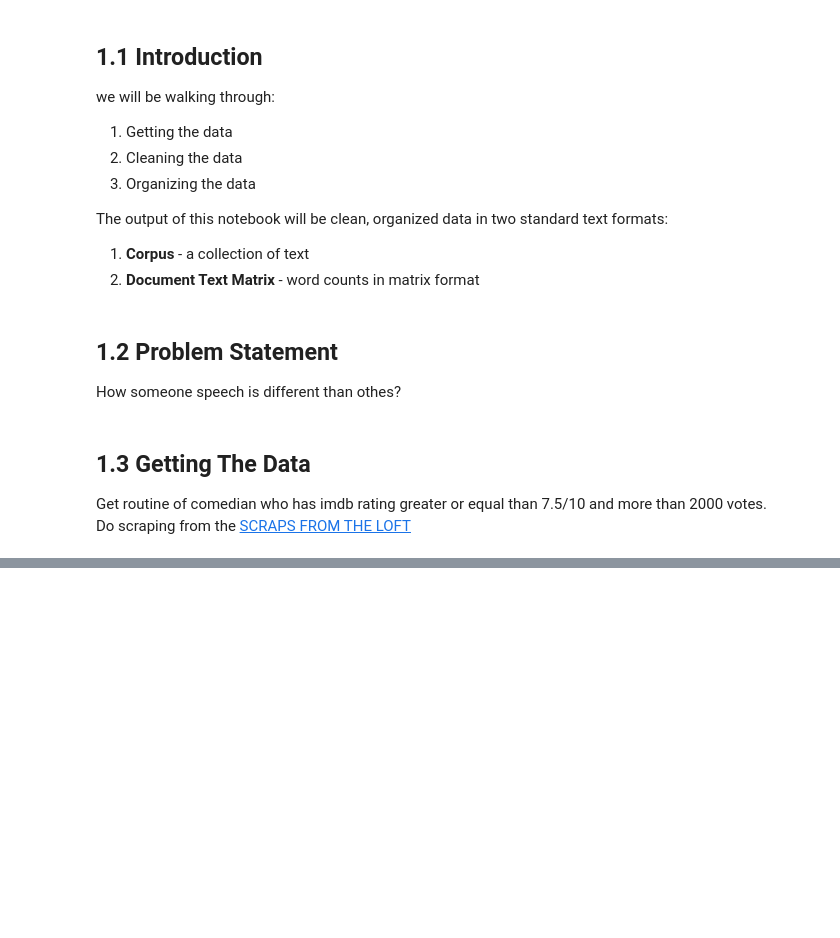
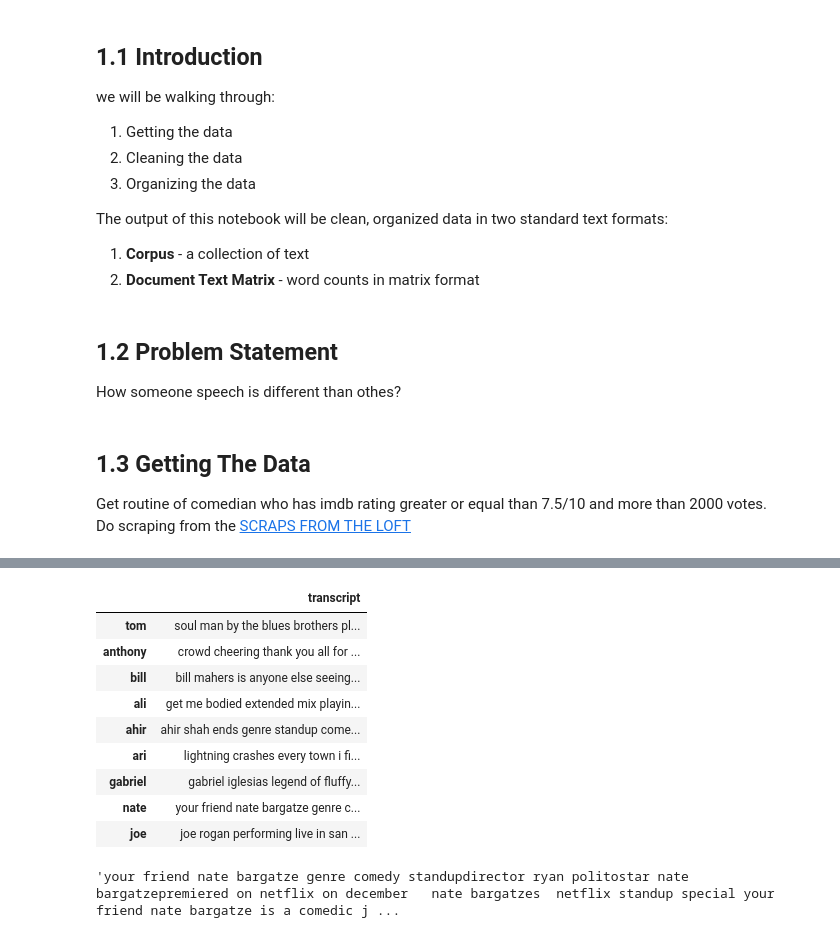
Before and after one commit to VED-PRAKA5H/nlp-demo, a Jupyter notebook: data_cleaning.ipynb, the cells around one changed output, grey strips where cells are left out. Drawn from its saved outputs; the diff is of its cells as text; code cells hidden in the pictures; blank space fills up the shorter version.

```diff
--- a/data_cleaning.ipynb
+++ b/data_cleaning.ipynb
@@ -75,0 +185,37 @@ soup.find('p',class_='post-content')
+# %%
+def clean_text_round2(text):
+    """Get rid of some additional punctuation, musical notes, quotes, etc."""
+    # Remove musical notes and special characters
+    text = re.sub('[‘’“”]', '', text)
+
+    # Remove single and double quotes
+    text = re.sub("[\"\']", '', text)
+
+    # Remove additional punctuation
+    text = re.sub('\n', '', text)
+
+    text = re.sub('♪', '', text)
+
+    return text
+
+# Lambda function for round2 cleaning
+round2 = lambda x: clean_text_round2(x)
+# %%
+# Lets take a look at the updated text
+data_clean = pd.DataFrame(data_clean.transcript.apply(round2))
+data_clean
+# %% [output]
+|  | transcript |
+| tom | soul man by the blues brothers pl... |
+| anthony | crowd cheering thank you all for ... |
+| bill | bill mahers is anyone else seeing... |
+| ali | get me bodied extended mix playin... |
+| ahir | ahir shah ends genre standup come... |
+| ari | lightning crashes every town i fi... |
+| gabriel | gabriel iglesias legend of fluffy... |
+| nate | your friend nate bargatze genre c... |
+| joe | joe rogan performing live in san ... |
+# %%
+data_clean.transcript.loc['nate']
+# %% [output]
+'your friend nate bargatze genre comedy standupdirector ryan politostar nate bargatzepremiered on netflix on december   nate bargatzes  netflix standup special your friend nate bargatze is a comedic j ...
```
Also changed, not shown: parts of 30 cells of this notebook.
